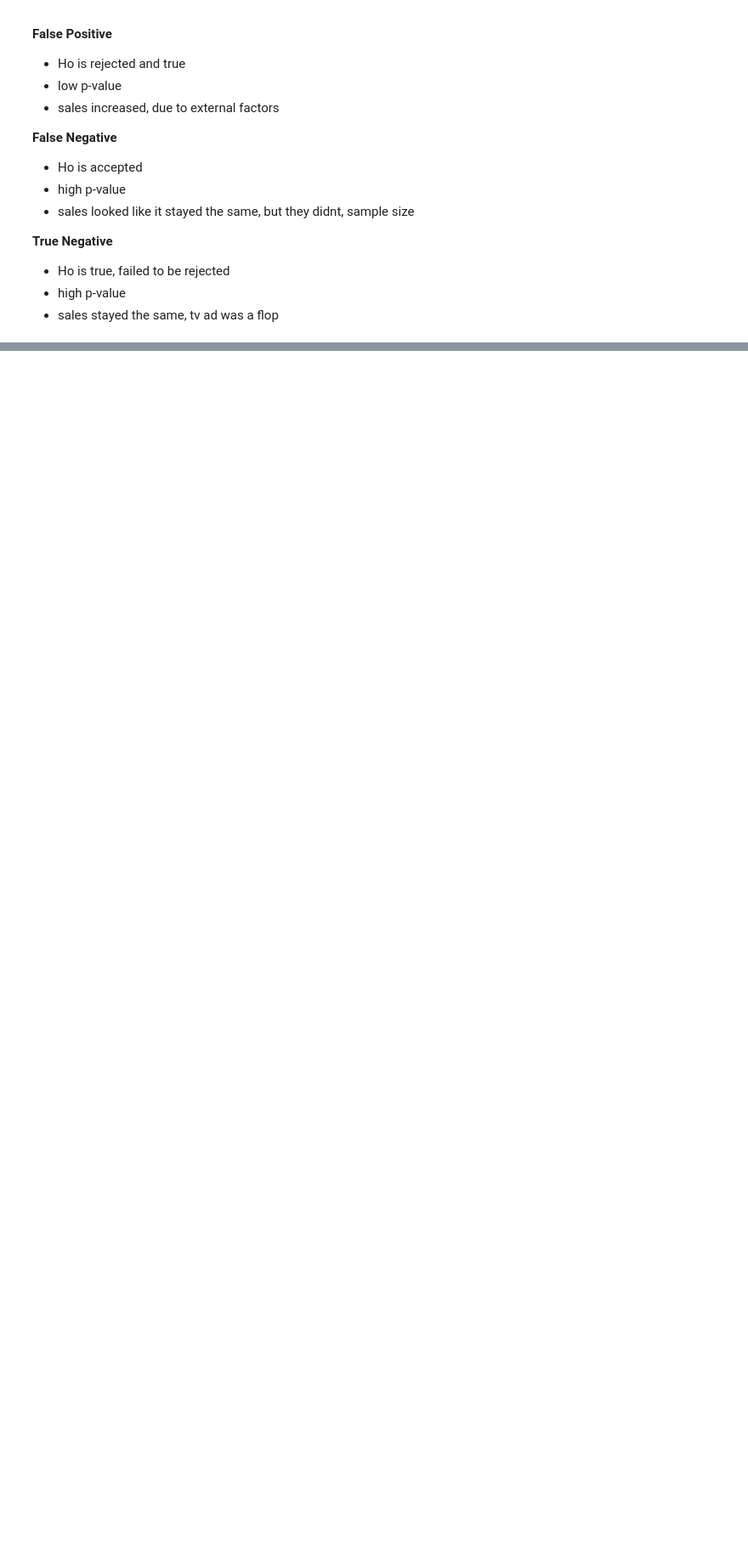
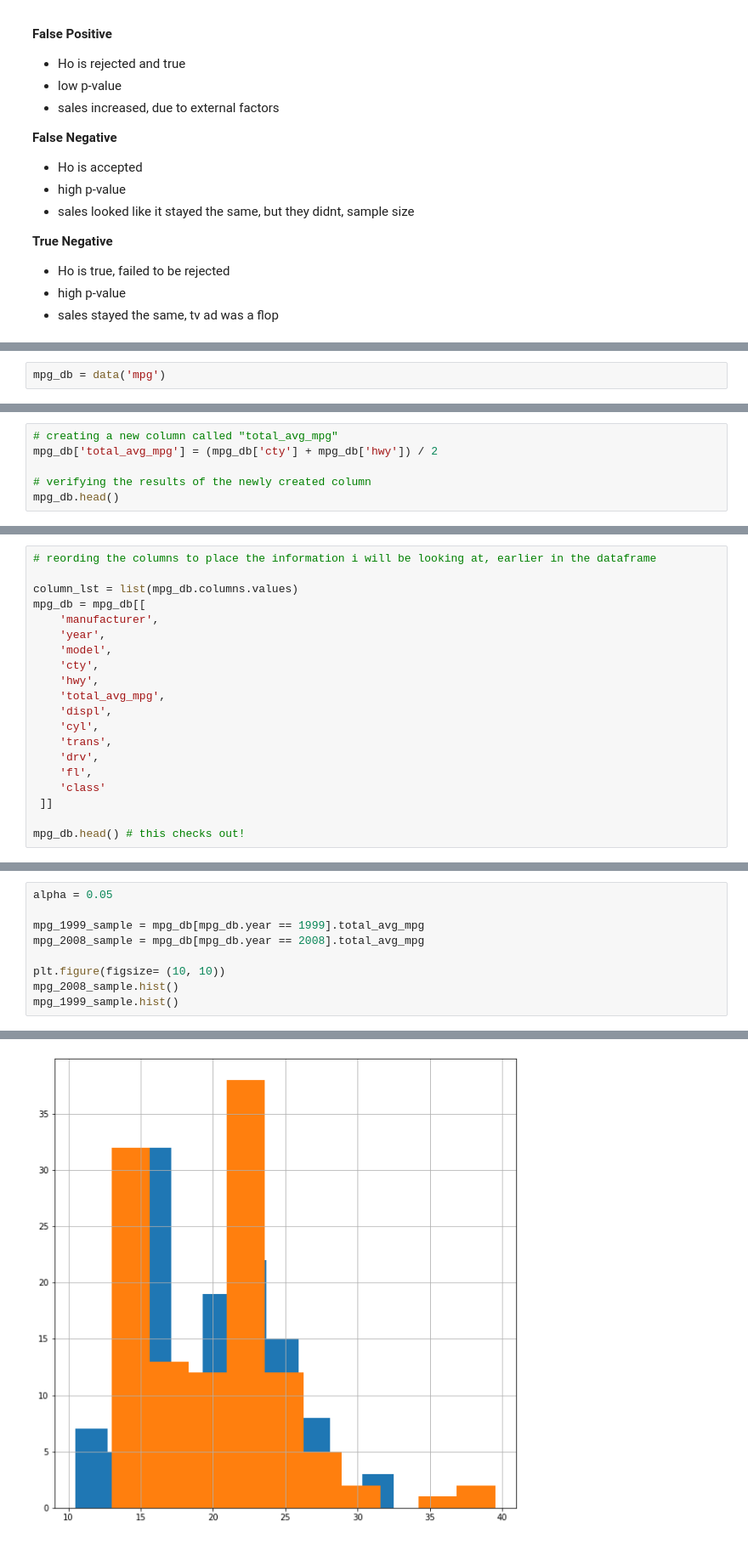
Before and after one commit to mijailmariano/statistics-exercises, a Jupyter notebook: hypothesis_testing.ipynb, the cells around one changed output, grey strips where cells are left out. Shown: that part at 85% size. Cells and saved outputs as stored; diff of their text form; blank space fills up the shorter version.

```diff
--- a/hypothesis_testing.ipynb
+++ b/hypothesis_testing.ipynb
@@ -89,0 +164,2 @@ low p-value
+# %%
+mpg_db = data('mpg')
@@ -89,0 +203,6 @@ low p-value
+# %%
+# creating a new column called "total_avg_mpg"
+mpg_db['total_avg_mpg'] = (mpg_db['cty'] + mpg_db['hwy']) / 2
+
+# verifying the results of the newly created column
+mpg_db.head()
@@ -89,0 +216,20 @@ low p-value
+# %%
+# reording the columns to place the information i will be looking at, earlier in the dataframe
+
+column_lst = list(mpg_db.columns.values)
+mpg_db = mpg_db[[
+    'manufacturer',
+    'year',
+    'model',
+    'cty',
+    'hwy',
+    'total_avg_mpg',
+    'displ',
+    'cyl',
+    'trans',
+    'drv',
+    'fl',
+    'class'
+ ]]
+
+mpg_db.head() # this checks out!
@@ -89,0 +302,10 @@ low p-value
+# %%
+alpha = 0.05
+
+mpg_1999_sample = mpg_db[mpg_db.year == 1999].total_avg_mpg
+mpg_2008_sample = mpg_db[mpg_db.year == 2008].total_avg_mpg
+
+plt.figure(figsize= (10, 10))
+mpg_2008_sample.hist()
+mpg_1999_sample.hist()
+# %% [output]
@@ -89,0 +313 @@ low p-value
+[figure, added]
```
Also changed, not shown: parts of 35 cells of this notebook.
